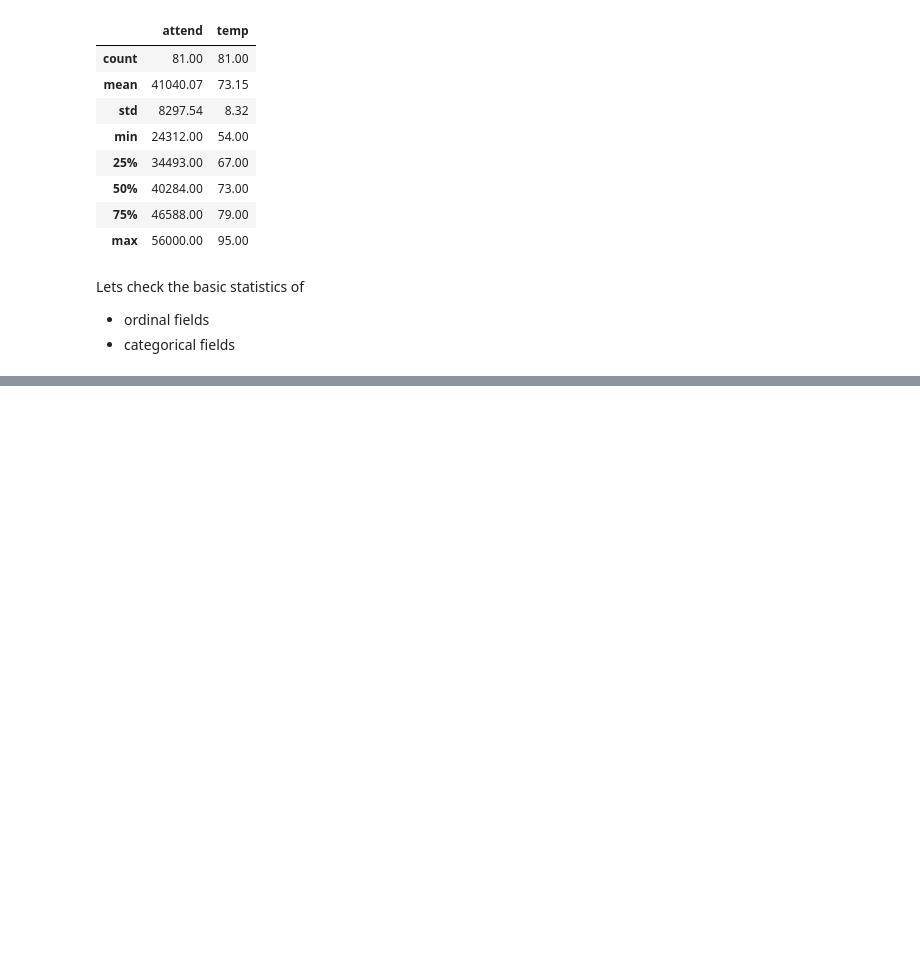
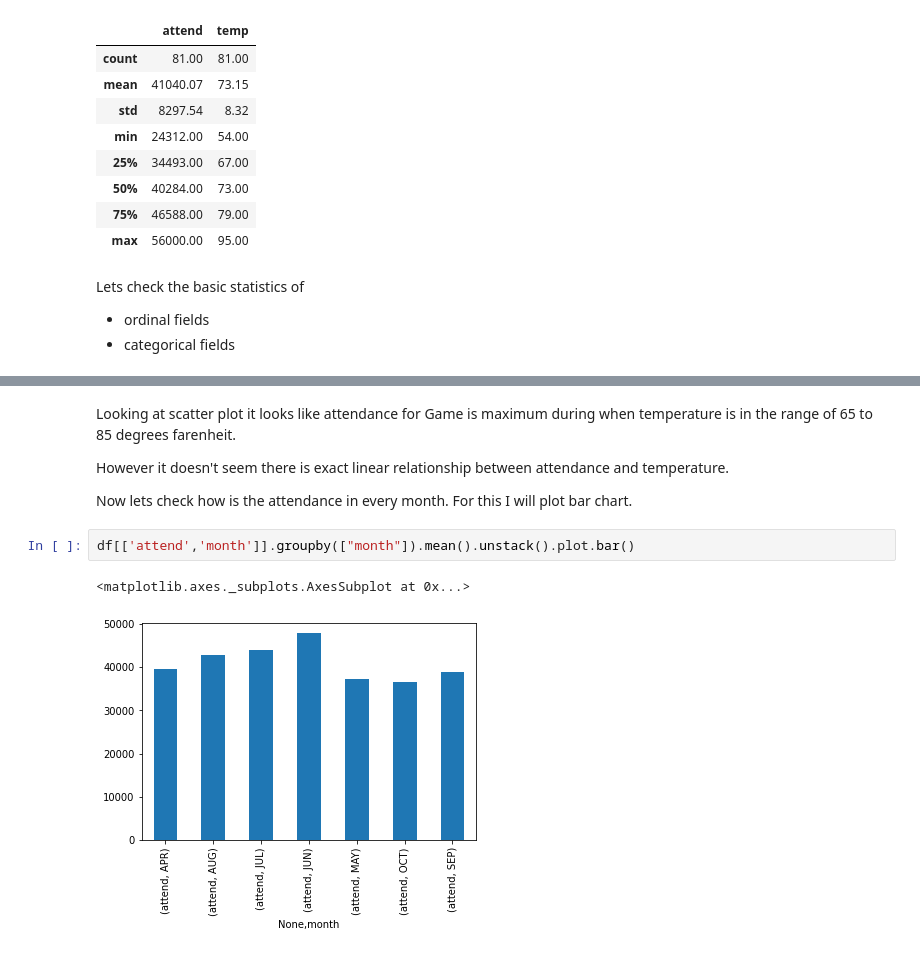
Before and after one commit to ninadcpa/DSC630, a Jupyter notebook: Week3_Assignment.ipynb, the cells around one changed output, grey strips where cells are left out. Cells and saved outputs as stored; diff of their text form; blank space fills up the shorter version.

```diff
--- a/Week3_Assignment.ipynb
+++ b/Week3_Assignment.ipynb
@@ -162,0 +196,11 @@ sns.histplot(data=df, x="temp", color="red", label="Temperature on the day of Ga
+# %% [markdown]
+Looking at scatter plot it looks like attendance for Game is maximum during when temperature is in the range of 65 to 85 degrees farenheit.
+
+However it doesn't seem there is exact linear relationship between attendance and temperature.
+
+Now lets check how is the attendance in every month. For this I will plot bar chart.
+# %%
+df[['attend','month']].groupby(["month"]).mean().unstack().plot.bar()
+# %% [output]
+<matplotlib.axes._subplots.AxesSubplot at 0x...>
+[figure, added]
```
Also changed, not shown: parts of 18 cells of this notebook.
